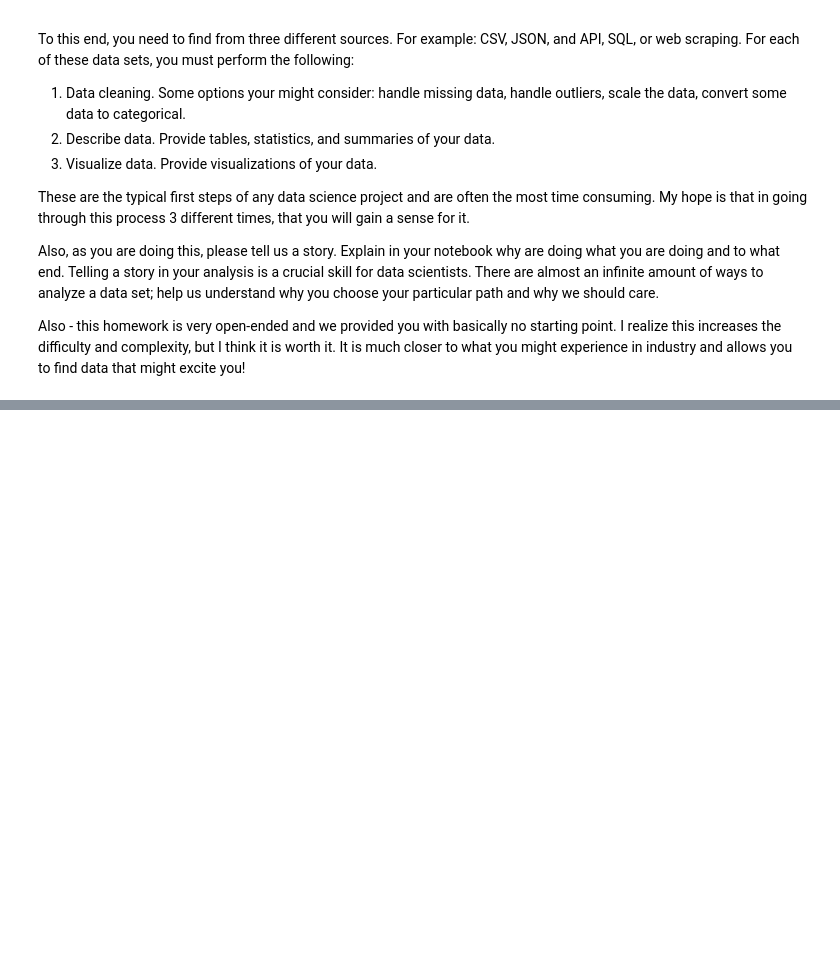
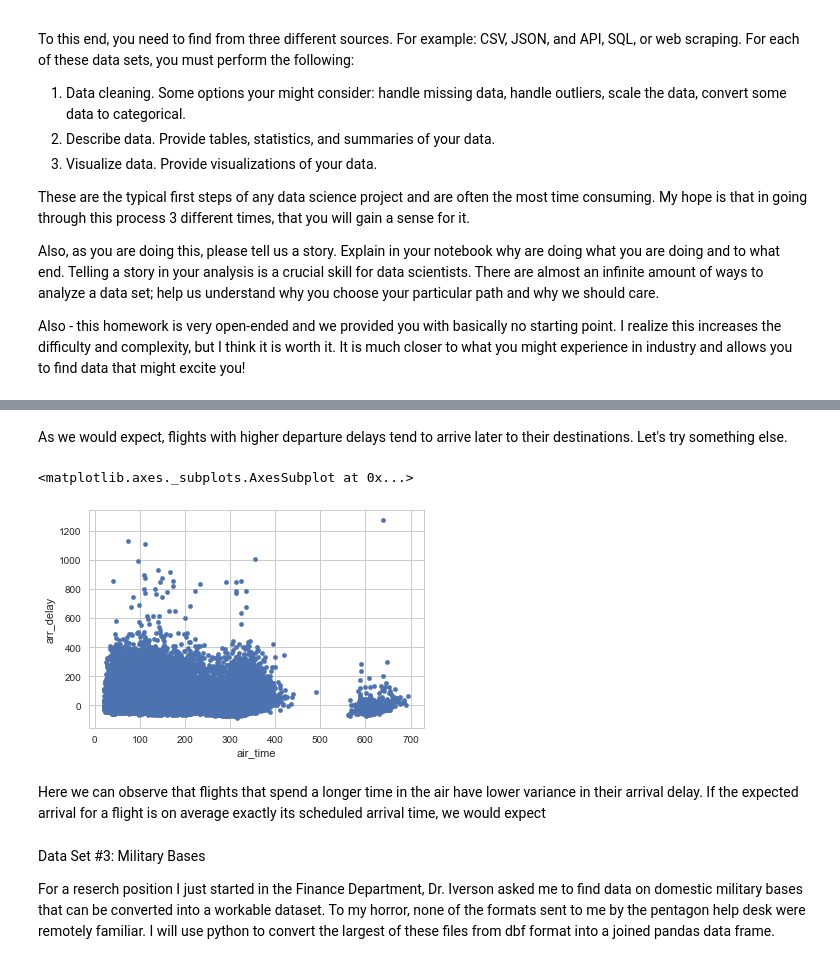
Before and after one commit to broad32/byu_econ_applied_machine_learning, a Jupyter notebook: homeworks/Homework_1.ipynb, the cells around one changed output, grey strips where cells are left out. Cells and saved outputs as stored; diff of their text form; code cells hidden in the pictures; blank space fills up the shorter version.

```diff
--- a/homeworks/Homework_1.ipynb
+++ b/homeworks/Homework_1.ipynb
@@ -38,0 +293,14 @@ data.head()
+# %% [markdown]
+As we would expect, flights with higher departure delays tend to arrive later to their destinations.  Let's try something else.
+# %%
+%matplotlib inline
+air.plot.scatter(y='arr_delay',x='air_time')
+# %% [output]
+<matplotlib.axes._subplots.AxesSubplot at 0x...>
+[figure, added]
+# %% [markdown]
+Here we can observe that flights that spend a longer time in the air have lower variance in their arrival delay.  If the expected arrival for a flight is on average exactly its scheduled arrival time, we would expect
+# %% [markdown]
+Data Set #3: Military Bases
+
+For a reserch position I just started in the Finance Department, Dr. Iverson asked me to find data on domestic military bases that can be converted into a workable dataset.  To my horror, none of the formats sent to me by the pentagon help desk were remotely familiar.  I will use python to convert the largest of these files from dbf format into a joined pandas data frame.
```
Also changed, not shown: parts of 60 cells of this notebook.
